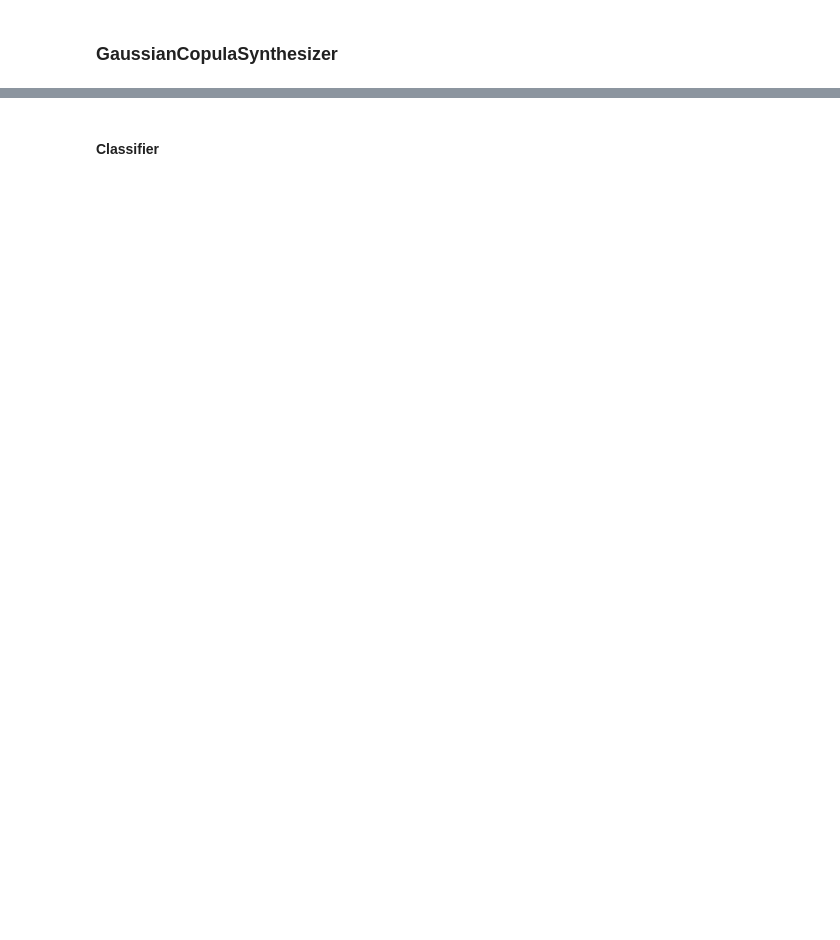
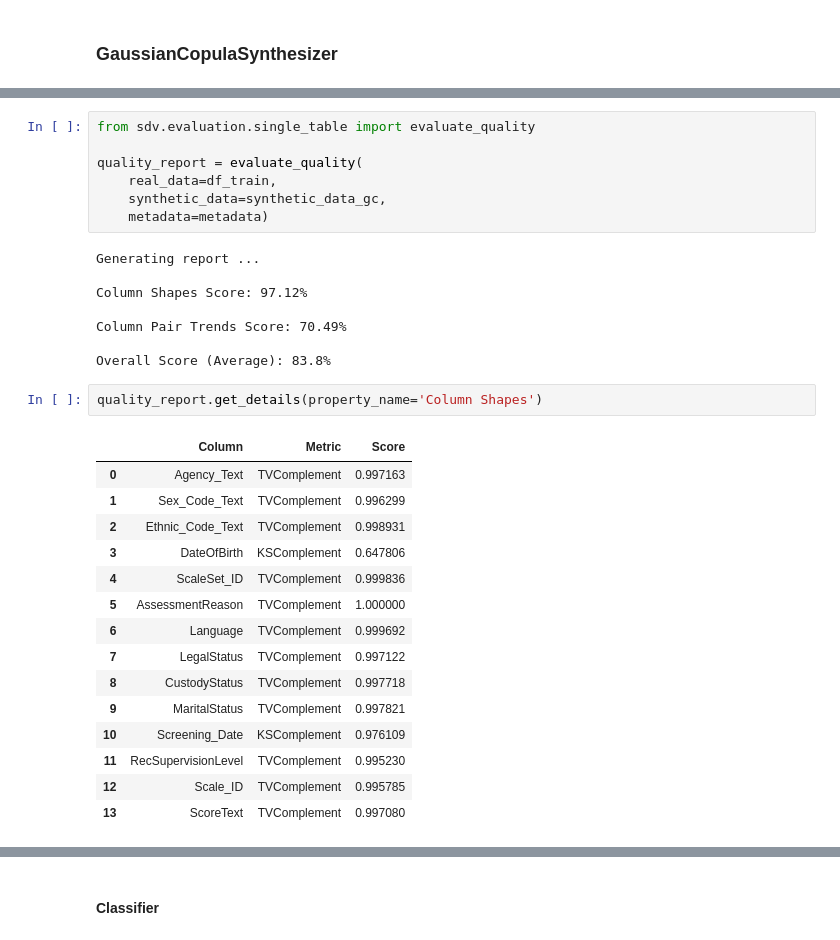
Before and after one commit to mkleinegger/data-synthesizer-evaluation, a Jupyter notebook: assignment1.ipynb, the cells around one changed output, grey strips where cells are left out. Drawn from its saved outputs; the diff is of its cells as text; blank space fills up the shorter version.

```diff
--- a/assignment1.ipynb
+++ b/assignment1.ipynb
@@ -196,0 +196,33 @@ display(synthetic_data.head())
+# %%
+from sdv.evaluation.single_table import evaluate_quality
+
+quality_report = evaluate_quality(
+    real_data=df_train,
+    synthetic_data=synthetic_data_gc,
+    metadata=metadata)
+# %% [output]
+Generating report ...
+
+Column Shapes Score: 97.12%
+
+Column Pair Trends Score: 70.49%
+
+Overall Score (Average): 83.8%
+# %%
+quality_report.get_details(property_name='Column Shapes')
+# %% [output]
+|  | Column | Metric | Score |
+| 0 | Agency_Text | TVComplement | 0.997163 |
+| 1 | Sex_Code_Text | TVComplement | 0.996299 |
+| 2 | Ethnic_Code_Text | TVComplement | 0.998931 |
+| 3 | DateOfBirth | KSComplement | 0.647806 |
+| 4 | ScaleSet_ID | TVComplement | 0.999836 |
+| 5 | AssessmentReason | TVComplement | 1.000000 |
+| 6 | Language | TVComplement | 0.999692 |
+| 7 | LegalStatus | TVComplement | 0.997122 |
+| 8 | CustodyStatus | TVComplement | 0.997718 |
+| 9 | MaritalStatus | TVComplement | 0.997821 |
+| 10 | Screening_Date | KSComplement | 0.976109 |
+| 11 | RecSupervisionLevel | TVComplement | 0.995230 |
+| 12 | Scale_ID | TVComplement | 0.995785 |
+| 13 | ScoreText | TVComplement | 0.997080 |
```
Also changed, not shown: parts of 37 cells of this notebook, 2 other files.
